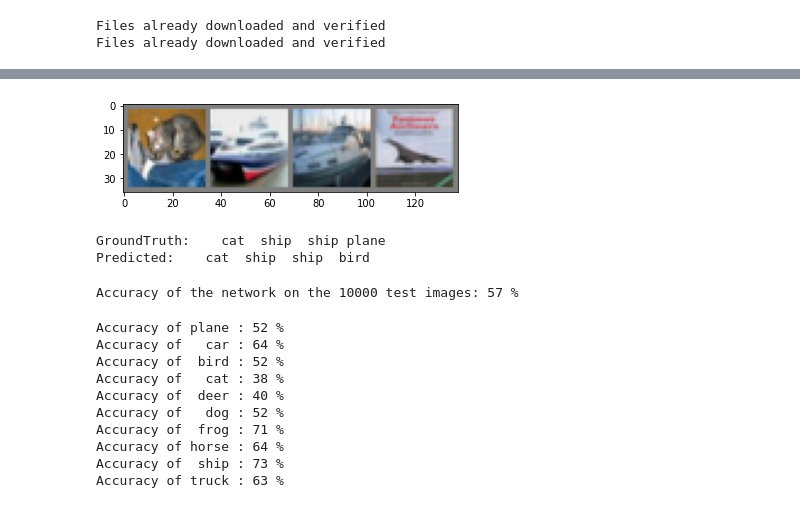
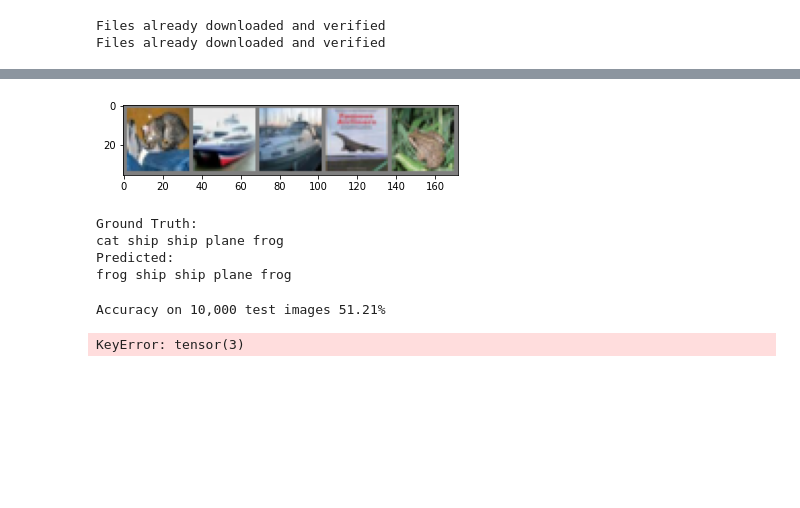
Before and after one commit to JackMcKew/jackmckew.dev, a Jupyter notebook: drafts/2020/neural-net-image-classifier/notebooks/neural-net-image-classifier.ipynb, the cells around one changed output, grey strips where cells are left out. Saved outputs shown, nothing was run; the diff lists cells and outputs as text; code cells hidden in the pictures; blank space fills up the shorter version.

```diff
--- a/drafts/2020/neural-net-image-classifier/notebooks/neural-net-image-classifier.ipynb
+++ b/drafts/2020/neural-net-image-classifier/notebooks/neural-net-image-classifier.ipynb
@@ -16,6 +12,7 @@ transform = transforms.Compose(
     [transforms.ToTensor(),
      transforms.Normalize((0.5, 0.5, 0.5), (0.5, 0.5, 0.5))])
 # %%
+batch_size = 5
 trainset = torchvision.datasets.CIFAR10(root='./data', train=True,
                                         download=True, transform=transform)
 trainloader = torch.utils.data.DataLoader(trainset, batch_size = batch_size,
@@ -47,8 +44,12 @@ def imshow(img):
     plt.imshow(np.transpose(npimg, (1, 2, 0)))
     plt.show()
 
-# show images
 imshow(torchvision.utils.make_grid(images))
-# print labels
-print(' '.join('%5s' % classes[labels[j]] for j in range(batch_size)))
+def print_class_labels(match_labels):
+    class_labels = ""
+    for i in range(batch_size):
+        class_labels += f"{classes[match_labels[i]]} "
+    print(class_labels)
+
+print_class_labels(labels)
 # %% [output]
@@ -57,8 +58,10 @@ truck plane   cat truck
 # %%
+network_width = 16
+
 class Model(nn.Module):
     def __init__(self):
         super().__init__()
-        self.conv1 = nn.Conv2d(in_channels=3,out_channels=network_width,kernel_size=3) # 3 input channels for colour image, 10 filters and a kernel size of 3 to avoid overfitting
+        self.conv1 = nn.Conv2d(in_channels=3,out_channels=network_width,kernel_size=3) # 3 input channels for colour image, 32 filters and a kernel size of 3 to avoid overfitting
         self.pool = nn.MaxPool2d(2) # Window of size 2 (where it takes the max from)
         self.conv2 = nn.Conv2d(in_channels=network_width,out_channels=network_width*2,kernel_size=3) # The input channels are now the output channels of the previous convolution, it's generally good practice to double the number of feature maps for every convolution layer.
         self.fc1 = nn.Linear(network_width * 2 * 6 * 6, 120)
@@ -143,20 +138,23 @@ torch.save(model, './my_cifar_model.pt')
 # %%
 dataiter = iter(testloader)
 images, labels = dataiter.next()
 
 # print images
 imshow(torchvision.utils.make_grid(images))
-print('GroundTruth: ', ' '.join('%5s' % classes[labels[j]] for j in range(batch_size)))
+print("Ground Truth:")
+print_class_labels(labels)
 
 outputs = model(images)
 _, predicted = torch.max(outputs, 1)
 
-print('Predicted: ', ' '.join('%5s' % classes[predicted[j]]
-                              for j in range(batch_size)))
+print("Predicted:")
+print_class_labels(predicted)
 # %% [output]
-[figure, old version]
+[figure, new version]
-GroundTruth:    cat  ship  ship plane
-Predicted:    cat  ship  ship  bird
+Ground Truth:
+cat ship ship plane frog
+Predicted:
+frog ship ship plane frog
 # %%
 correct = 0
 total = 0
@@ -168,36 +166,35 @@ with torch.no_grad():
         total += labels.size(0)
         correct += (predicted == labels).sum().item()
 
-print('Accuracy of the network on the 10000 test images: %d %%' % (
-    100 * correct / total))
+print(f"Accuracy on 10,000 test images {(correct / total) * 100}%")
 # %% [output]
-Accuracy of the network on the 10000 test images: 57 %
+Accuracy on 10,000 test images 51.21%
 # %%
-class_correct = list(0. for i in range(10))
-class_total = list(0. for i in range(10))
+class_stats = {}
+for output_class in classes:
+    class_stats[output_class] = {
+        correct: 0,
+        total: 0
+    }
+# class_correct = list(0. for i in range(len(classes)))
+# class_total = list(0. for i in range(len(classes)))
 with torch.no_grad():
     for data in testloader:
         images, labels = data
         outputs = model(images)
         _, predicted = torch.max(outputs, 1)
-        c = (predicted == labels).squeeze()
-        for i in range(4):
+        # Get a tensor of matched labels
+        c = (predicted == labels)
+        for i in range(batch_size):
             label = labels[i]
-            class_correct[label] += c[i].item()
-            class_total[label] += 1
+            if(c[i]):
+                class_stats[label].correct += 1
+            class_stats[label] += 1
 
-
-for i in range(10):
-    print('Accuracy of %5s : %2d %%' % (
-        classes[i], 100 * class_correct[i] / class_total[i]))
+print(class_stats)
+# for output_class in classes:
+#     print(f"Accuracy of {output_class}: {(output_class)}")
+# for i in range(len(classes)):
+#     print(f"Accuracy of {classes[i]}: {(class_stats[i] / class_total[i]) * 100:.2f}%")
 # %% [output]
-Accuracy of plane : 52 %
-Accuracy of   car : 64 %
-Accuracy of  bird : 52 %
-Accuracy of   cat : 38 %
-Accuracy of  deer : 40 %
-Accuracy of   dog : 52 %
-Accuracy of  frog : 71 %
-Accuracy of horse : 64 %
-Accuracy of  ship : 73 %
-Accuracy of truck : 63 %
+KeyError: tensor(3)
```
Also changed, not shown: parts of 8 cells of this notebook, 1 other file.
